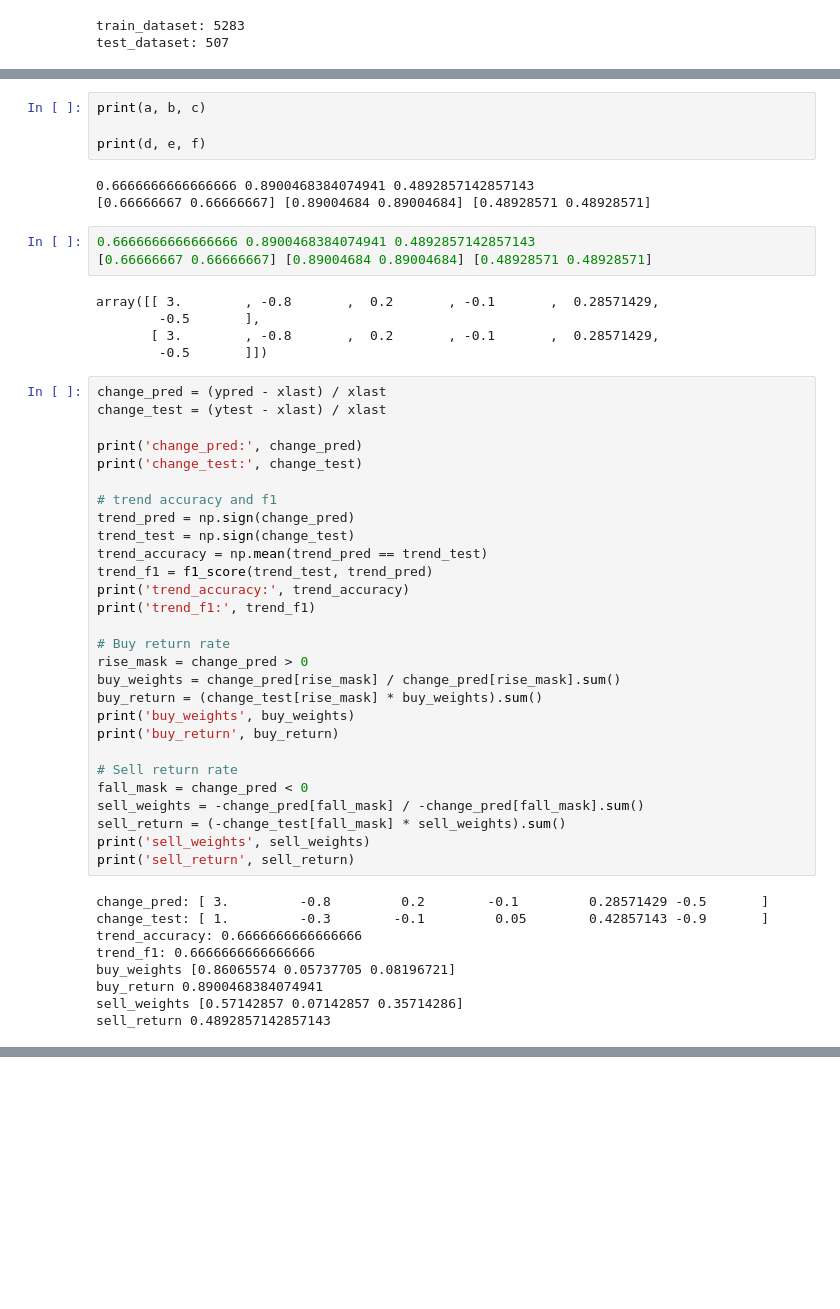
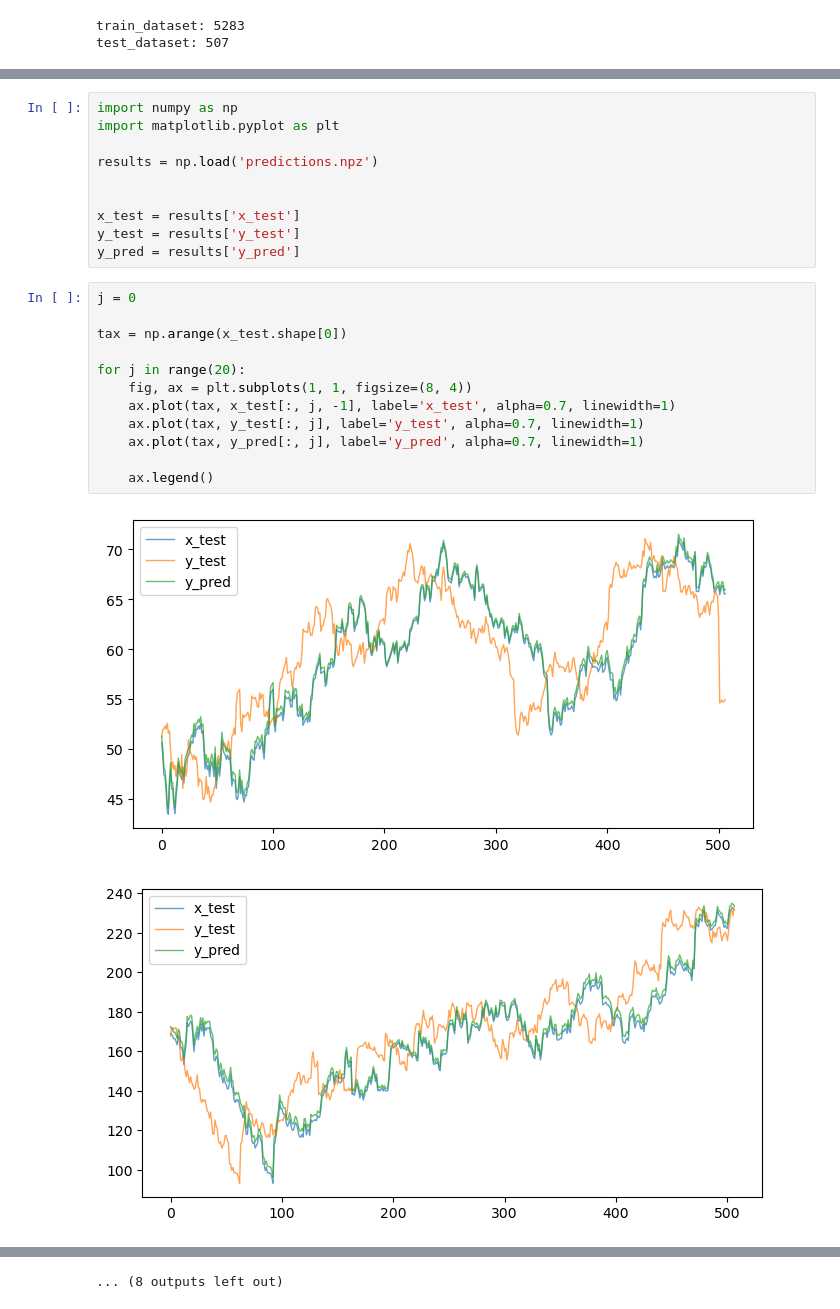
Before and after one commit to yyhhoi/yforseer, a Jupyter notebook: try.ipynb, the cells around one changed output, grey strips where cells are left out. Cells and saved outputs as stored; diff of their text form; blank space fills up the shorter version.

```diff
--- a/try.ipynb
+++ b/try.ipynb
@@ -128,52 +57,25 @@ d, e, f = evaluate_stock_trend_prediction(xlast_batch, ypred_batch, ytest_batch,
-# %%
-print(a, b, c)
-
-print(d, e, f)
-# %% [output]
-0.6666666666666666 0.8900468384074941 0.4892857142857143
-[0.66666667 0.66666667] [0.89004684 0.89004684] [0.48928571 0.48928571]
-# %%
-0.6666666666666666 0.8900468384074941 0.4892857142857143
-[0.66666667 0.66666667] [0.89004684 0.89004684] [0.48928571 0.48928571]
-# %% [output]
-array([[ 3.        , -0.8       ,  0.2       , -0.1       ,  0.28571429,
-        -0.5       ],
-       [ 3.        , -0.8       ,  0.2       , -0.1       ,  0.28571429,
-        -0.5       ]])
-# %%
-change_pred = (ypred - xlast) / xlast
-change_test = (ytest - xlast) / xlast
-
-print('change_pred:', change_pred)
-print('change_test:', change_test)
-
-# trend accuracy and f1
-trend_pred = np.sign(change_pred)
-trend_test = np.sign(change_test)
-trend_accuracy = np.mean(trend_pred == trend_test)
-trend_f1 = f1_score(trend_test, trend_pred)
-print('trend_accuracy:', trend_accuracy)
-print('trend_f1:', trend_f1)
-
-# Buy return rate
-rise_mask = change_pred > 0
-buy_weights = change_pred[rise_mask] / change_pred[rise_mask].sum()
-buy_return = (change_test[rise_mask] * buy_weights).sum()
-print('buy_weights', buy_weights)
-print('buy_return', buy_return)
-
-# Sell return rate
-fall_mask = change_pred < 0
-sell_weights = -change_pred[fall_mask] / -change_pred[fall_mask].sum()
-sell_return = (-change_test[fall_mask] * sell_weights).sum()
-print('sell_weights', sell_weights)
-print('sell_return', sell_return)
-# %% [output]
-change_pred: [ 3.         -0.8         0.2        -0.1         0.28571429 -0.5       ]
-change_test: [ 1.         -0.3        -0.1         0.05        0.42857143 -0.9       ]
-trend_accuracy: 0.6666666666666666
-trend_f1: 0.6666666666666666
-buy_weights [0.86065574 0.05737705 0.08196721]
-buy_return 0.8900468384074941
-sell_weights [0.57142857 0.07142857 0.35714286]
-sell_return 0.4892857142857143
+# %%
+import numpy as np
+import matplotlib.pyplot as plt
+
+results = np.load('predictions.npz')
+
+
+x_test = results['x_test']
+y_test = results['y_test']
+y_pred = results['y_pred']
+# %%
+j = 0
+
+tax = np.arange(x_test.shape[0])
+
+for j in range(20):
+    fig, ax = plt.subplots(1, 1, figsize=(8, 4))
+    ax.plot(tax, x_test[:, j, -1], label='x_test', alpha=0.7, linewidth=1)
+    ax.plot(tax, y_test[:, j], label='y_test', alpha=0.7, linewidth=1)
+    ax.plot(tax, y_pred[:, j], label='y_pred', alpha=0.7, linewidth=1)
+
+    ax.legend()
+# %% [output]
+[figure, added]
+[figure, added]
@@ -179,0 +92 @@ sell_return 0.4892857142857143
+... (8 outputs left out)
```
Also changed, not shown: parts of 18 cells of this notebook, 4 other files.
